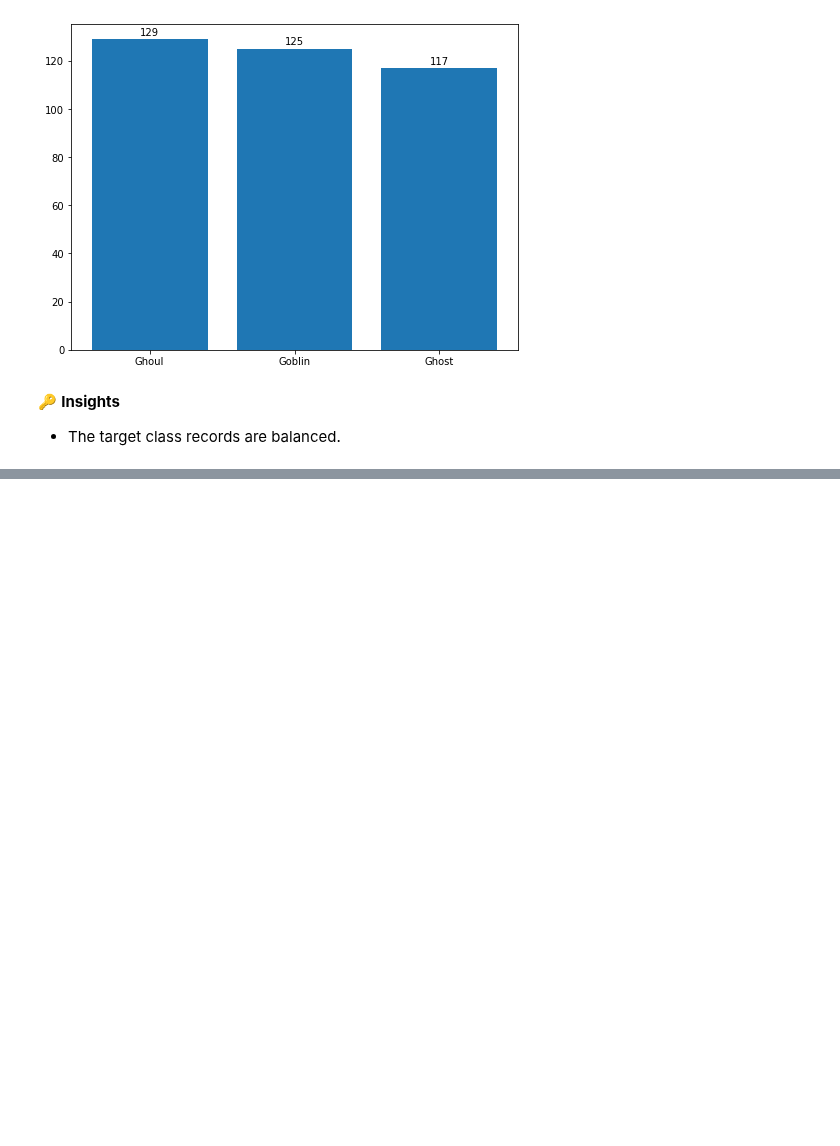
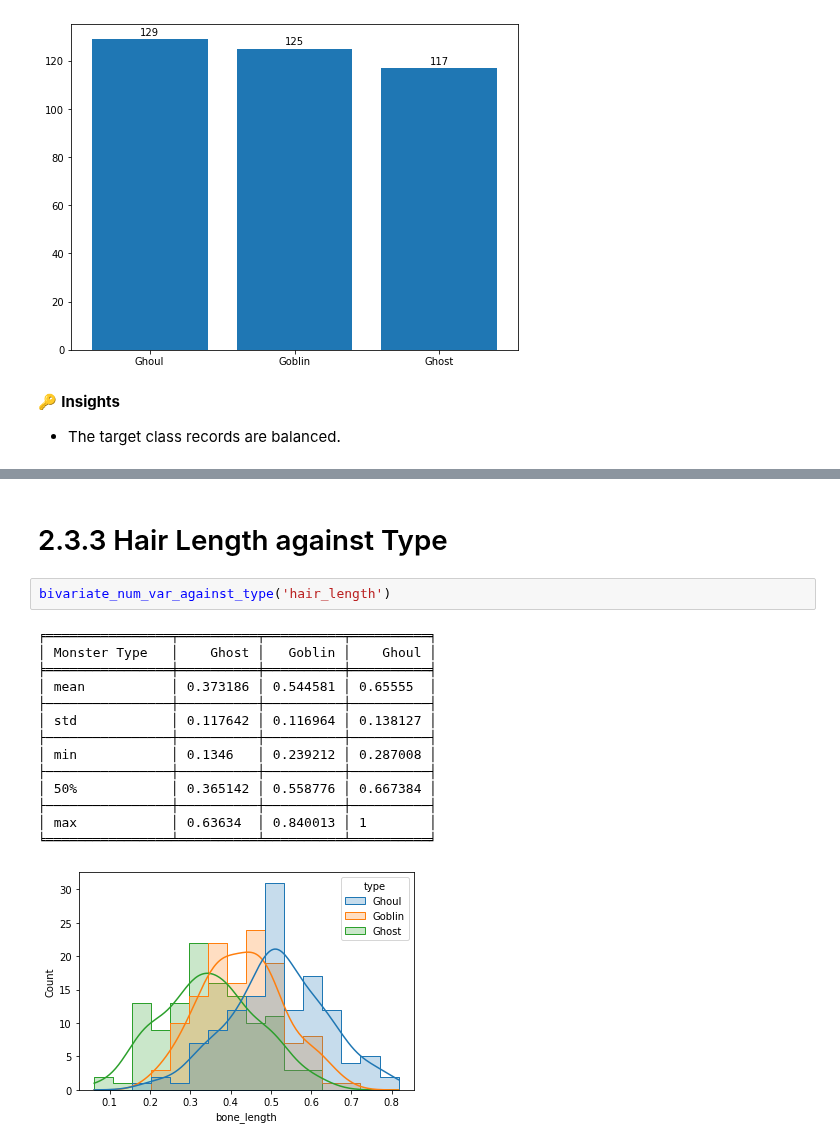
Before and after one commit to poolGolez/project-roosevelt, a Jupyter notebook: ghosts-goblins-ghosts-gotcha.ipynb, the cells around one changed output, grey strips where cells are left out. Drawn from its saved outputs; the diff is of its cells as text; blank space fills up the shorter version.

```diff
--- a/ghosts-goblins-ghosts-gotcha.ipynb
+++ b/ghosts-goblins-ghosts-gotcha.ipynb
@@ -168,0 +236,19 @@ analyze_cat_var(df['type'])
+# %% [markdown]
+# 2.3.3 Hair Length against Type
+# %%
+bivariate_num_var_against_type('hair_length')
+# %% [output]
+╒════════════════╤══════════╤══════════╤══════════╕
+│ Monster Type   │    Ghost │   Goblin │    Ghoul │
+╞════════════════╪══════════╪══════════╪══════════╡
+│ mean           │ 0.373186 │ 0.544581 │ 0.65555  │
+├────────────────┼──────────┼──────────┼──────────┤
+│ std            │ 0.117642 │ 0.116964 │ 0.138127 │
+├────────────────┼──────────┼──────────┼──────────┤
+│ min            │ 0.1346   │ 0.239212 │ 0.287008 │
+├────────────────┼──────────┼──────────┼──────────┤
+│ 50%            │ 0.365142 │ 0.558776 │ 0.667384 │
+├────────────────┼──────────┼──────────┼──────────┤
+│ max            │ 0.63634  │ 0.840013 │ 1        │
+╘════════════════╧══════════╧══════════╧══════════╛
+[figure, added]
```
Also changed, not shown: parts of 9 cells of this notebook.
